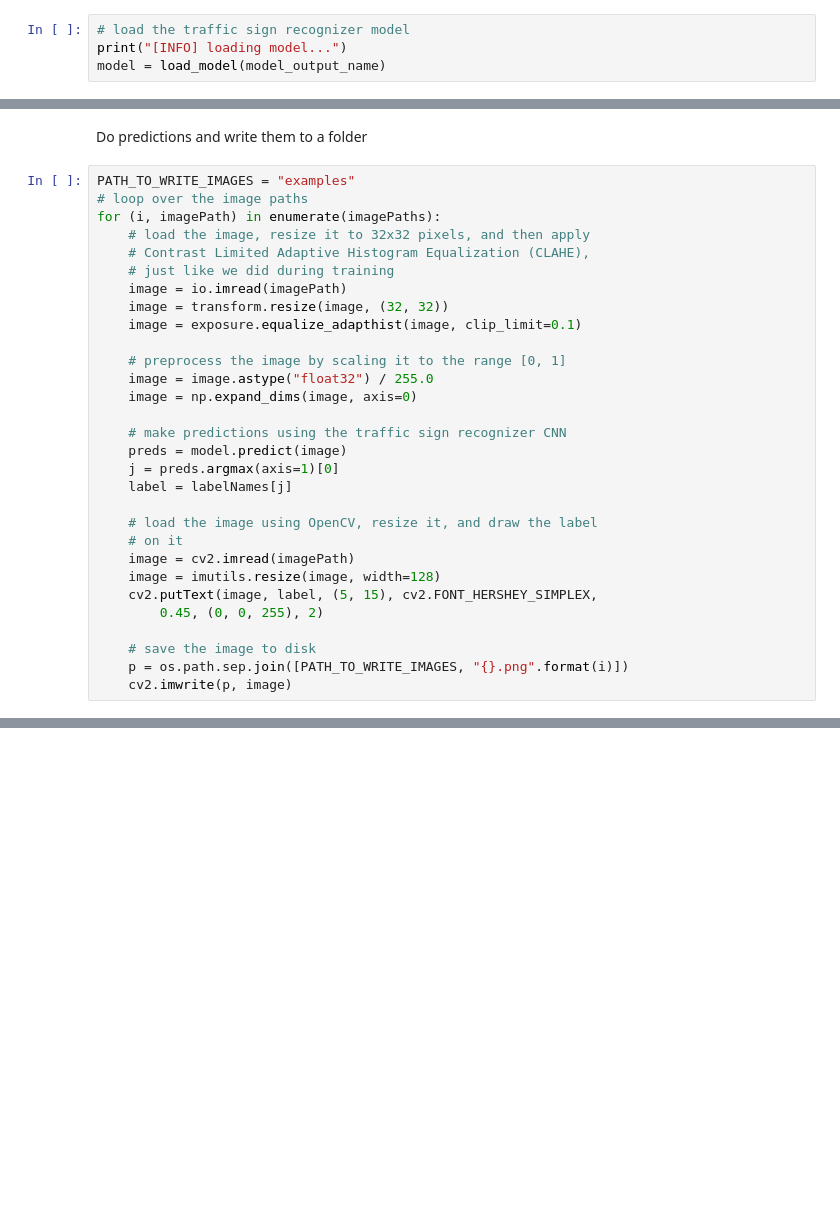
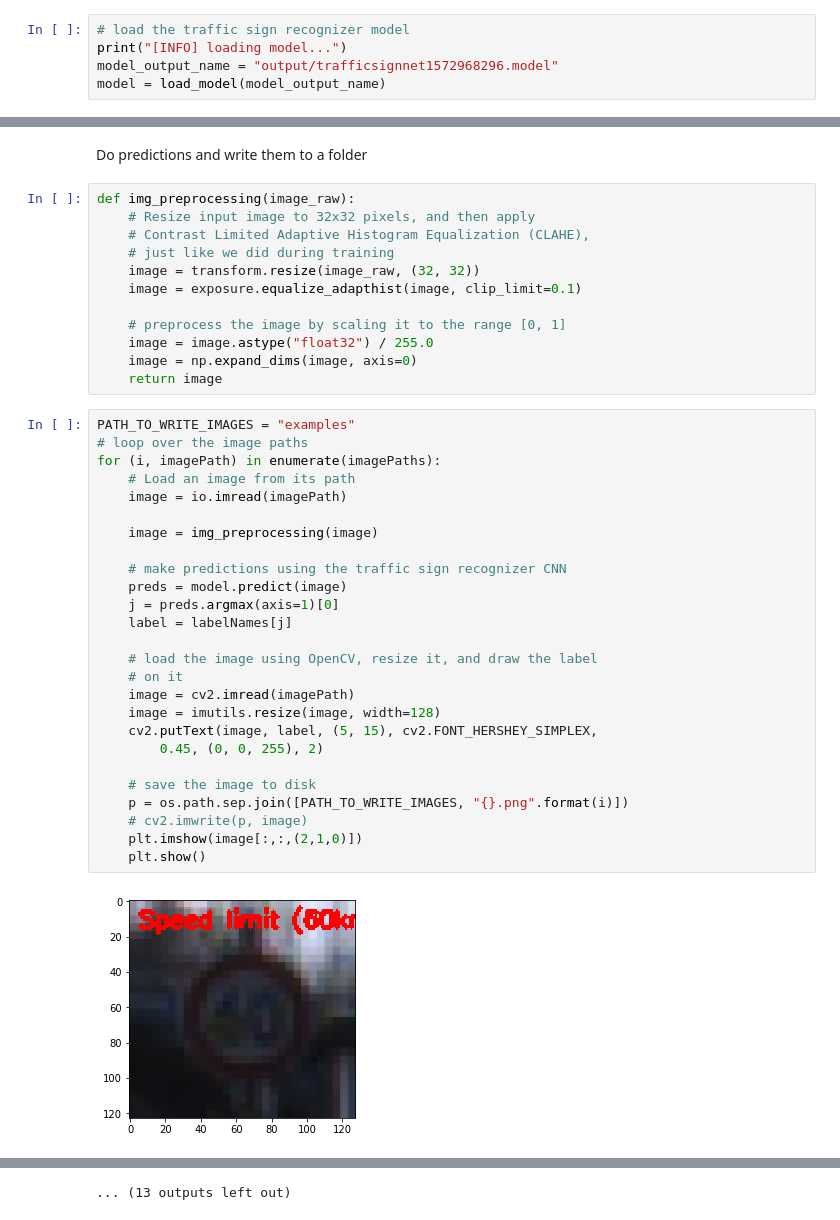
Before and after one commit to RuslanAgishev/robot_scene_understanding, a Jupyter notebook: Objects_Detection/TrafficSigns_Recognition/keras_pipeline.ipynb, the cells around one changed output, grey strips where cells are left out. Saved outputs shown, nothing was run; the diff lists cells and outputs as text; blank space fills up the shorter version.

```diff
--- a/Objects_Detection/TrafficSigns_Recognition/keras_pipeline.ipynb
+++ b/Objects_Detection/TrafficSigns_Recognition/keras_pipeline.ipynb
@@ -259,6 +259,7 @@ Load the trained model
 # %%
 # load the traffic sign recognizer model
 print("[INFO] loading model...")
+model_output_name = "output/trafficsignnet1572968296.model"
 model = load_model(model_output_name)
 # %% [output]
 [INFO] loading model...
@@ -292,32 +284,42 @@ imagePaths[:3]
 # %% [markdown]
 Do predictions and write them to a folder
+# %%
+def img_preprocessing(image_raw):
+    # Resize input image to 32x32 pixels, and then apply
+    # Contrast Limited Adaptive Histogram Equalization (CLAHE),
+    # just like we did during training
+    image = transform.resize(image_raw, (32, 32))
+    image = exposure.equalize_adapthist(image, clip_limit=0.1)
+
+    # preprocess the image by scaling it to the range [0, 1]
+    image = image.astype("float32") / 255.0
+    image = np.expand_dims(image, axis=0)
+    return image
 # %%
 PATH_TO_WRITE_IMAGES = "examples"
 # loop over the image paths
 for (i, imagePath) in enumerate(imagePaths):
-    # load the image, resize it to 32x32 pixels, and then apply
-    # Contrast Limited Adaptive Histogram Equalization (CLAHE),
-    # just like we did during training
+    # Load an image from its path
     image = io.imread(imagePath)
-    image = transform.resize(image, (32, 32))
-    image = exposure.equalize_adapthist(image, clip_limit=0.1)
 
-    # preprocess the image by scaling it to the range [0, 1]
-    image = image.astype("float32") / 255.0
-    image = np.expand_dims(image, axis=0)
+    image = img_preprocessing(image)
 
     # make predictions using the traffic sign recognizer CNN
     preds = model.predict(image)
     j = preds.argmax(axis=1)[0]
     label = labelNames[j]
 
     # load the image using OpenCV, resize it, and draw the label
     # on it
     image = cv2.imread(imagePath)
     image = imutils.resize(image, width=128)
     cv2.putText(image, label, (5, 15), cv2.FONT_HERSHEY_SIMPLEX,
         0.45, (0, 0, 255), 2)
 
     # save the image to disk
     p = os.path.sep.join([PATH_TO_WRITE_IMAGES, "{}.png".format(i)])
-    cv2.imwrite(p, image)
+    # cv2.imwrite(p, image)
+    plt.imshow(image[:,:,(2,1,0)])
+    plt.show()
+# %% [output]
+[figure, added]
@@ -323,0 +337 @@ for (i, imagePath) in enumerate(imagePaths):
+... (13 outputs left out)
```
Also changed, not shown: parts of 12 cells of this notebook, 25 other files.
